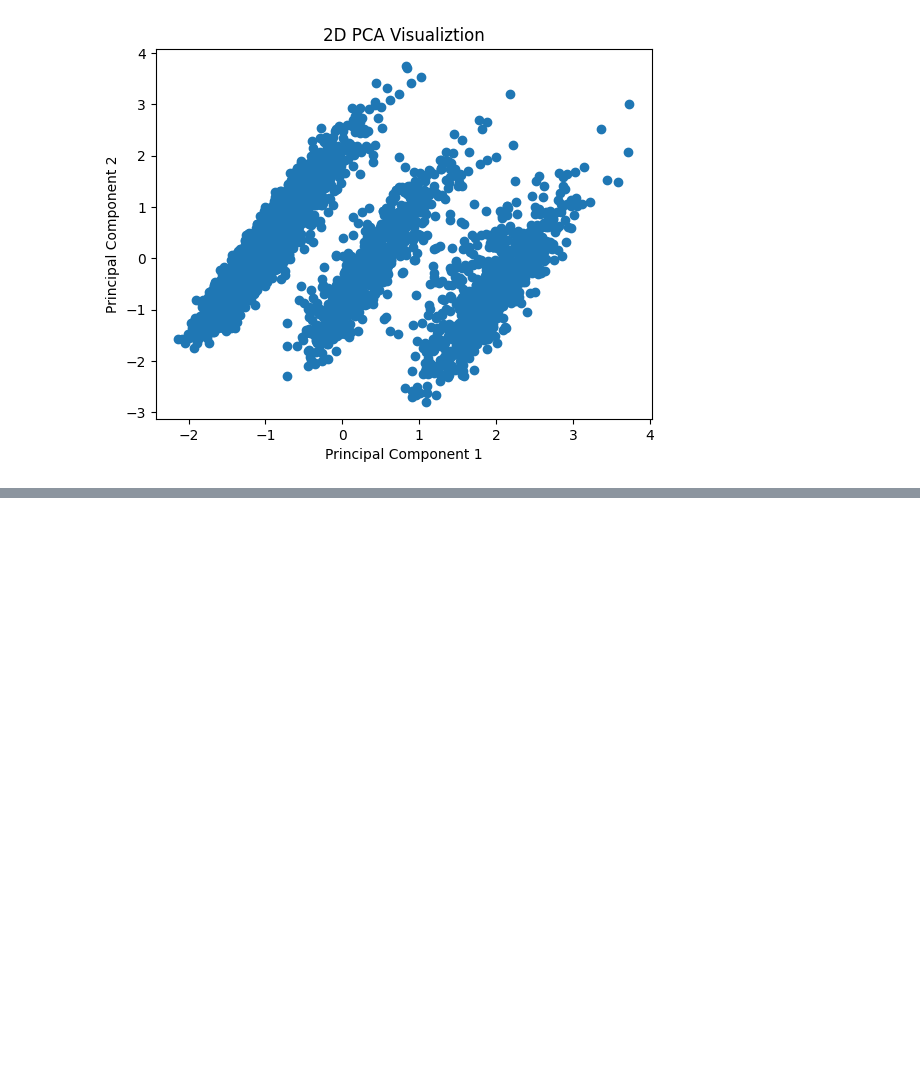
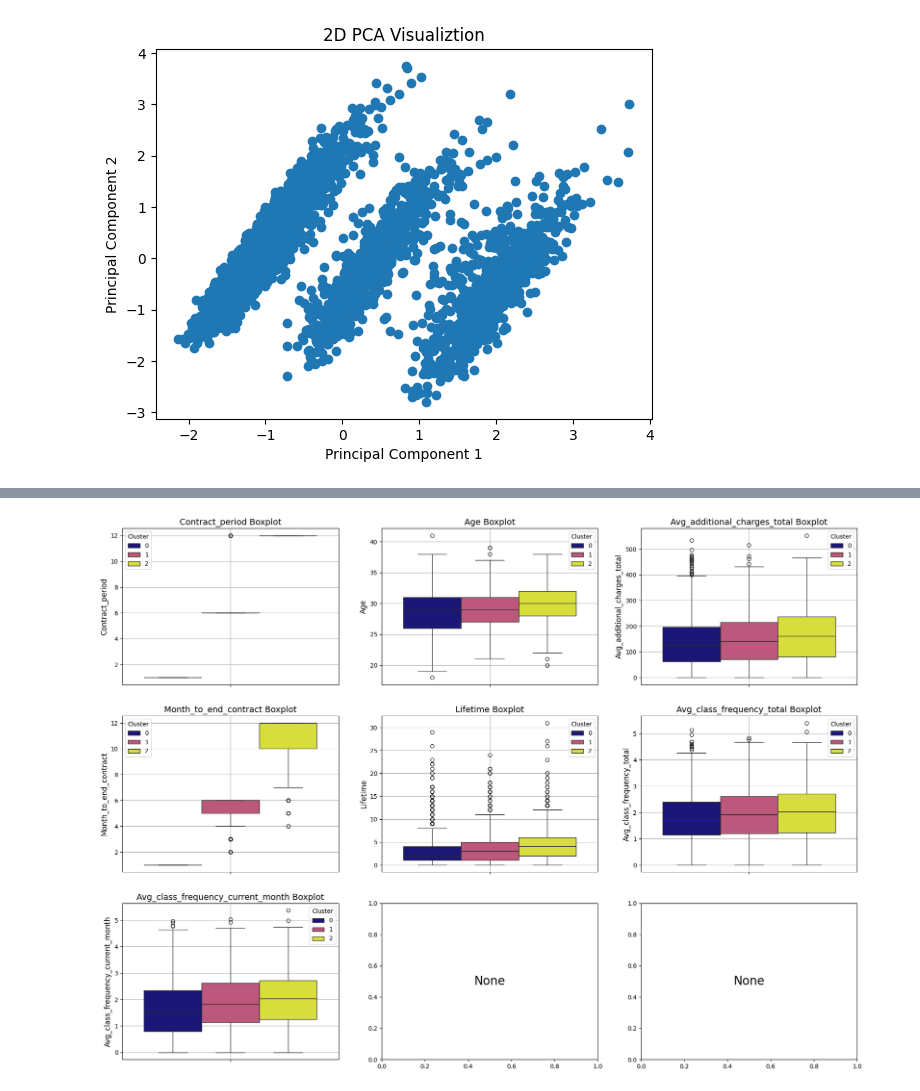
Before and after one commit to kennethwirjadisastra/customer_churn, a Jupyter notebook: gym_churn_clustering.ipynb, the cells around one changed output, grey strips where cells are left out. Saved outputs shown, nothing was run; the diff lists cells and outputs as text; code cells hidden in the pictures; blank space fills up the shorter version.

```diff
--- a/gym_churn_clustering.ipynb
+++ b/gym_churn_clustering.ipynb
@@ -84,0 +170,5 @@ plt.show()
+# %%
+fig, ax = plot_box(train_data_hard_clusters[quantitative_features+['Cluster']], hue='Cluster', palette='plasma', figsize=(22,16))
+plt.show()
+# %% [output]
+[figure, added]
```
Also changed, not shown: parts of 22 cells of this notebook.
